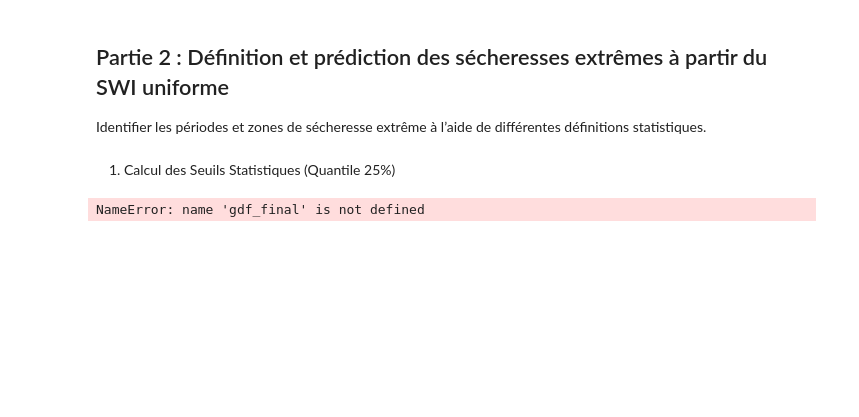
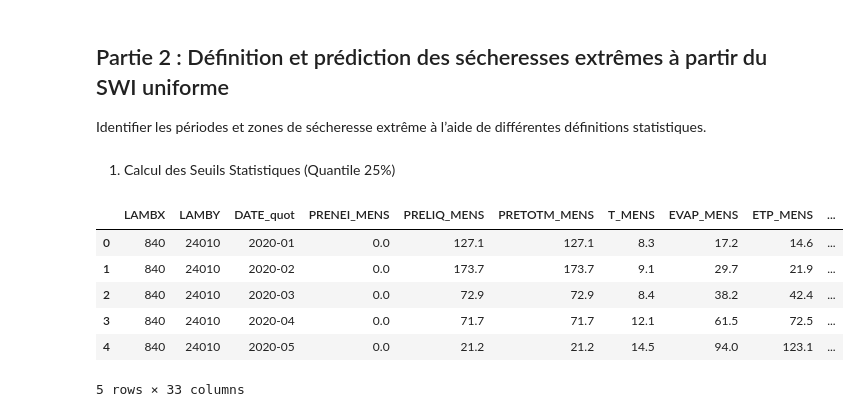
Before and after one commit to Alex-KOUTONSOU/Projet-Machine-Learning-for-Climate-Risk, a Jupyter notebook: Part_2.ipynb, the cells around one changed output. Saved outputs shown, nothing was run; the diff lists cells and outputs as text; code cells hidden in the pictures; blank space fills up the shorter version.

```diff
--- a/Part_2.ipynb
+++ b/Part_2.ipynb
@@ -6,21 +6,34 @@ Identifier les périodes et zones de sécheresse extrême à l’aide de différ
 1. Calcul des Seuils Statistiques (Quantile 25%)
 # %%
 import pandas as pd
+import geopandas as gpd
 
-# 1. On définit les trimestres (ex: Q2 = Avril, Mai, Juin)
-# Assurez-vous d'avoir une colonne 'TRIMESTRE' ou créez-la
-gdf_final['TRIMESTRE'] = gdf_final['DATE_quot'].dt.quarter
-
-# 2. Calcul du 25ème percentile par commune et par trimestre
-# Cela crée une référence historique propre à chaque lieu
-thresholds = gdf_final.groupby(['code_insee_de_la_region', 'TRIMESTRE'])['SWI_UNIF_MENS'].quantile(0.25).reset_index()
-thresholds.rename(columns={'SWI_UNIF_MENS': 'SEUIL_Q25'}, inplace=True)
-
-# 3. Fusion de ces seuils avec la base principale
-df_model = gdf_final.merge(thresholds, on=['code_insee_de_la_region', 'TRIMESTRE'])
-
-# 4. Création de la variable cible binaire (Label)
-# 1 = Sécheresse Extrême (SWI < Seuil), 0 = Normal
-df_model['IS_EXTREME_DROUGHT'] = (df_model['SWI_UNIF_MENS'] < df_model['SEUIL_Q25']).astype(int)
+gdf_final = gpd.read_parquet("gdf_final.parquet")
-# %% [output]
-NameError: name 'gdf_final' is not defined
+# %%
+import pandas as pd
+
+# 1. On définit les trimestres (ex: Q2 = Avril, Mai, Juin)
+# Assurez-vous d'avoir une colonne 'TRIMESTRE' ou créez-la
+gdf_final['TRIMESTRE'] = gdf_final['DATE_quot'].dt.quarter
+
+# 2. Calcul du 25ème percentile par commune et par trimestre
+# Cela crée une référence historique propre à chaque lieu
+thresholds = gdf_final.groupby(['code_insee_de_la_region', 'TRIMESTRE'])['SWI_UNIF_MENS'].quantile(0.25).reset_index()
+thresholds.rename(columns={'SWI_UNIF_MENS': 'SEUIL_Q25'}, inplace=True)
+
+# 3. Fusion de ces seuils avec la base principale
+df_model = gdf_final.merge(thresholds, on=['code_insee_de_la_region', 'TRIMESTRE'])
+
+# 4. Création de la variable cible binaire (Label)
+# 1 = Sécheresse Extrême (SWI < Seuil), 0 = Normal
+df_model['IS_EXTREME_DROUGHT'] = (df_model['SWI_UNIF_MENS'] < df_model['SEUIL_Q25']).astype(int)
+
+df_model.head()
+# %% [output]
+|  | LAMBX | LAMBY | DATE_quot | PRENEI_MENS | PRELIQ_MENS | PRETOTM_MENS | T_MENS | EVAP_MENS | ETP_MENS | ... |
+| 0 | 840 | 24010 | 2020-01 | 0.0 | 127.1 | 127.1 | 8.3 | 17.2 | 14.6 | ... |
+| 1 | 840 | 24010 | 2020-02 | 0.0 | 173.7 | 173.7 | 9.1 | 29.7 | 21.9 | ... |
+| 2 | 840 | 24010 | 2020-03 | 0.0 | 72.9 | 72.9 | 8.4 | 38.2 | 42.4 | ... |
+| 3 | 840 | 24010 | 2020-04 | 0.0 | 71.7 | 71.7 | 12.1 | 61.5 | 72.5 | ... |
+| 4 | 840 | 24010 | 2020-05 | 0.0 | 21.2 | 21.2 | 14.5 | 94.0 | 123.1 | ... |
+5 rows × 33 columns
```
Also changed, not shown: parts of 6 cells of this notebook, 1 other file.
